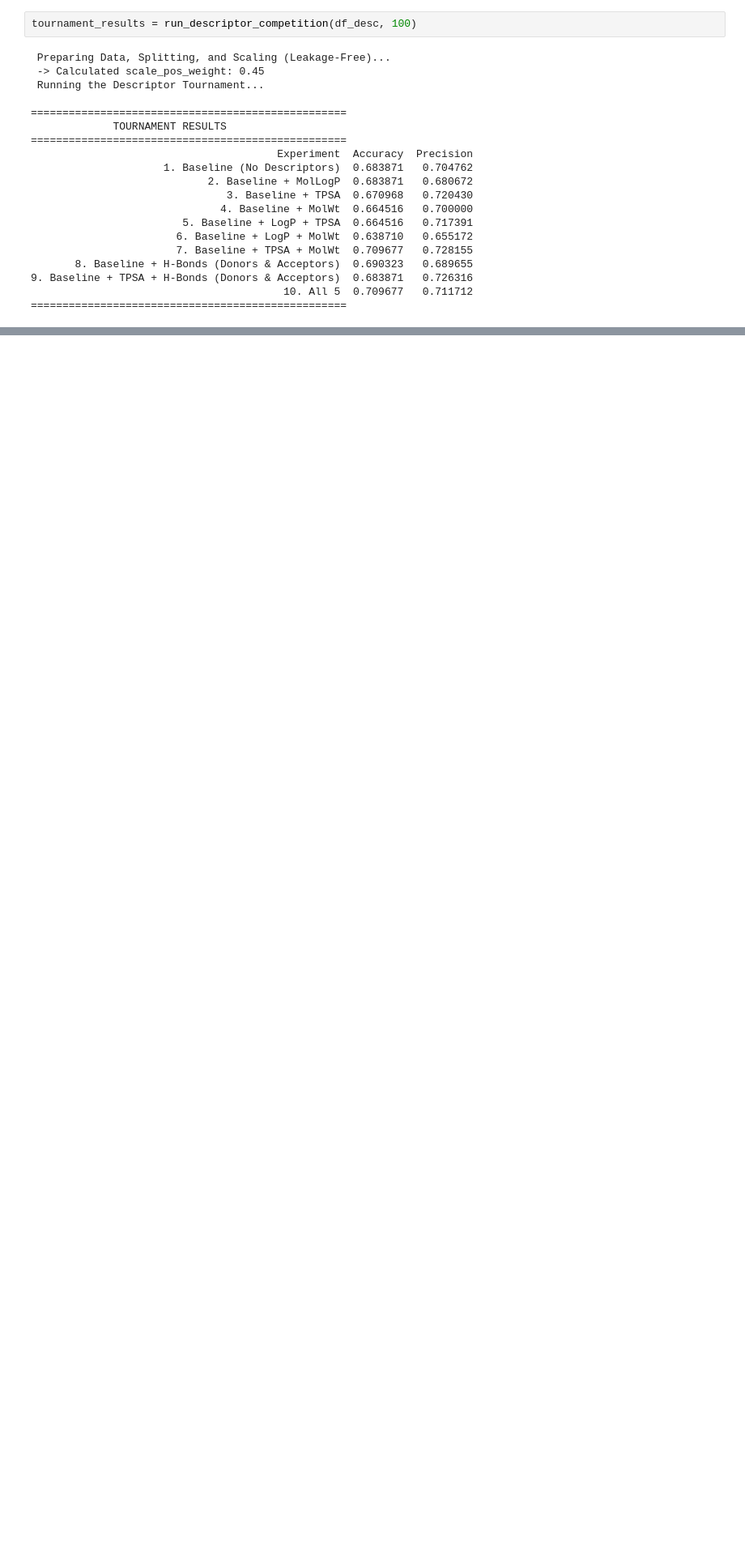
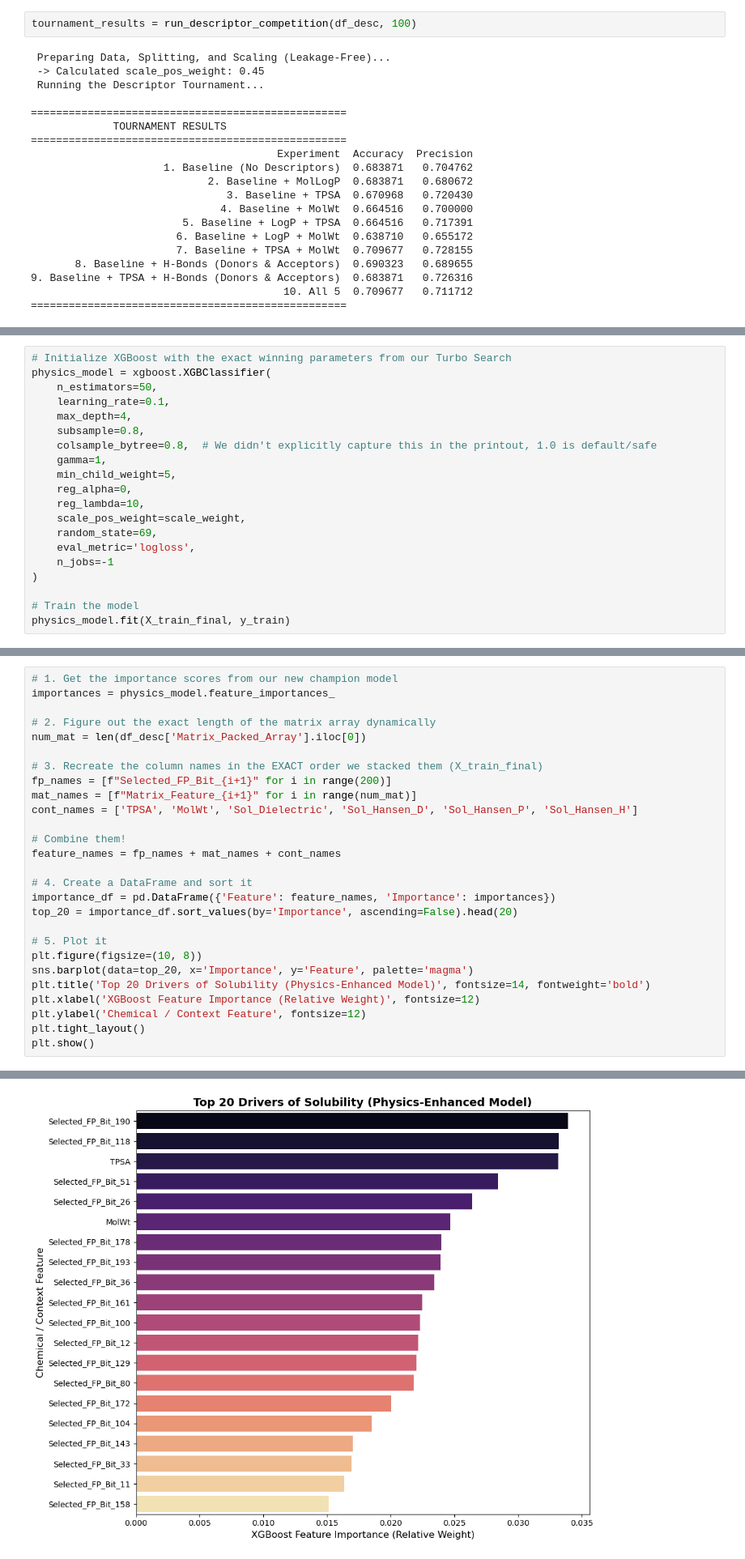
Before and after one commit to swisscatplus/solubility_prediction_nmr, a Jupyter notebook: src/dev/rt_prediction.ipynb, the cells around one changed output, grey strips where cells are left out. Shown at 81% size. Cells and saved outputs as stored; diff of their text form; blank space fills up the shorter version.

```diff
--- a/src/dev/rt_prediction.ipynb
+++ b/src/dev/rt_prediction.ipynb
@@ -1715,0 +1862,20 @@ Final Precision: 0.7640
+# %%
+# Initialize XGBoost with the exact winning parameters from our Turbo Search
+physics_model = xgboost.XGBClassifier(
+    n_estimators=50,
+    learning_rate=0.1,
+    max_depth=4,
+    subsample=0.8,
+    colsample_bytree=0.8,  # We didn't explicitly capture this in the printout, 1.0 is default/safe
+    gamma=1,
+    min_child_weight=5,
+    reg_alpha=0,
+    reg_lambda=10,
+    scale_pos_weight=scale_weight,
+    random_state=69,
+    eval_metric='logloss',
+    n_jobs=-1
+)
+
+# Train the model
+physics_model.fit(X_train_final, y_train)
@@ -1715,0 +1931,28 @@ Final Precision: 0.7640
+# %%
+# 1. Get the importance scores from our new champion model
+importances = physics_model.feature_importances_
+
+# 2. Figure out the exact length of the matrix array dynamically
+num_mat = len(df_desc['Matrix_Packed_Array'].iloc[0])
+
+# 3. Recreate the column names in the EXACT order we stacked them (X_train_final)
+fp_names = [f"Selected_FP_Bit_{i+1}" for i in range(200)]
+mat_names = [f"Matrix_Feature_{i+1}" for i in range(num_mat)]
+cont_names = ['TPSA', 'MolWt', 'Sol_Dielectric', 'Sol_Hansen_D', 'Sol_Hansen_P', 'Sol_Hansen_H']
+
+# Combine them!
+feature_names = fp_names + mat_names + cont_names
+
+# 4. Create a DataFrame and sort it
+importance_df = pd.DataFrame({'Feature': feature_names, 'Importance': importances})
+top_20 = importance_df.sort_values(by='Importance', ascending=False).head(20)
+
+# 5. Plot it
+plt.figure(figsize=(10, 8))
+sns.barplot(data=top_20, x='Importance', y='Feature', palette='magma')
+plt.title('Top 20 Drivers of Solubility (Physics-Enhanced Model)', fontsize=14, fontweight='bold')
+plt.xlabel('XGBoost Feature Importance (Relative Weight)', fontsize=12)
+plt.ylabel('Chemical / Context Feature', fontsize=12)
+plt.tight_layout()
+plt.show()
+# %% [output]
@@ -1715,0 +1962 @@ Final Precision: 0.7640
+[figure, added]
```
Also changed, not shown: parts of 23 cells of this notebook, 2 other files.
